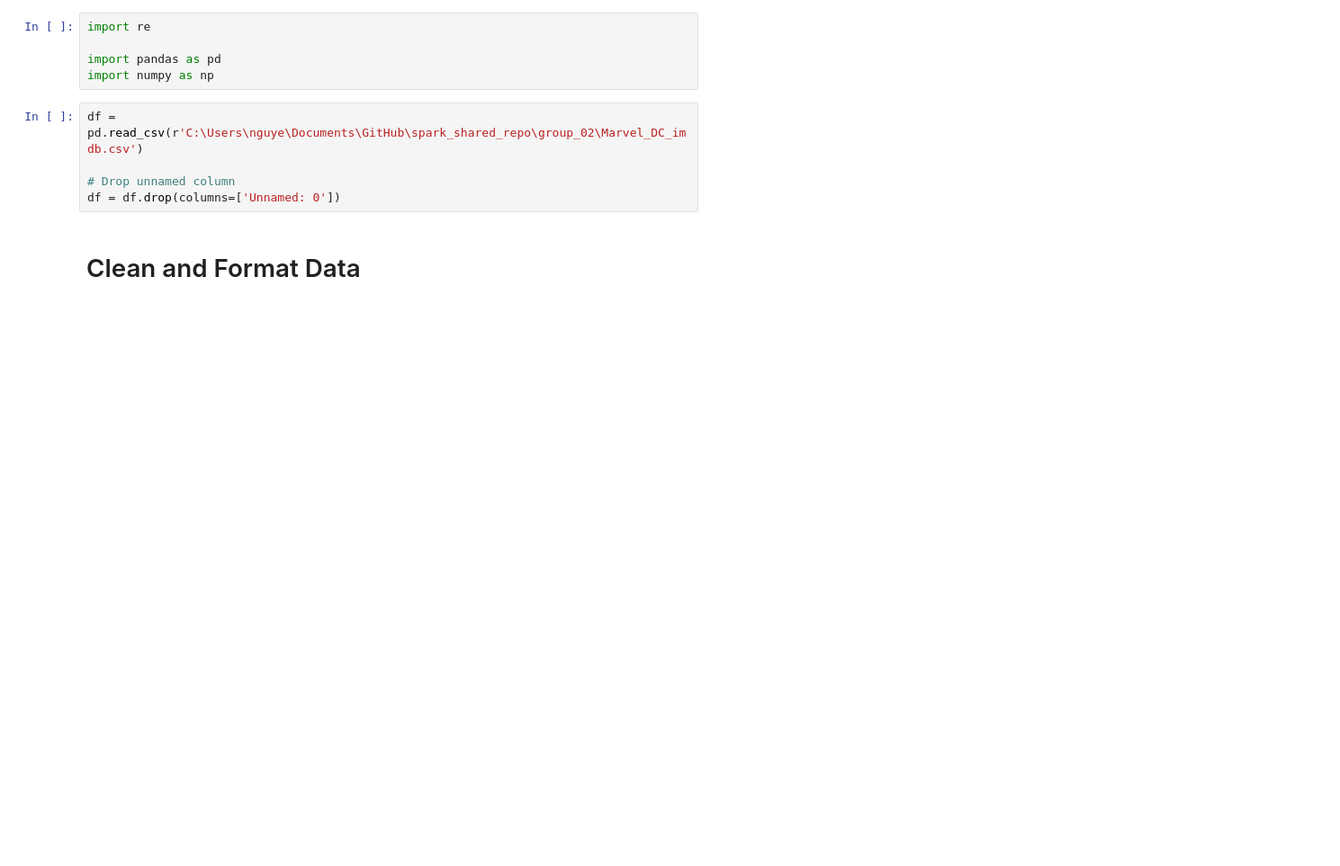
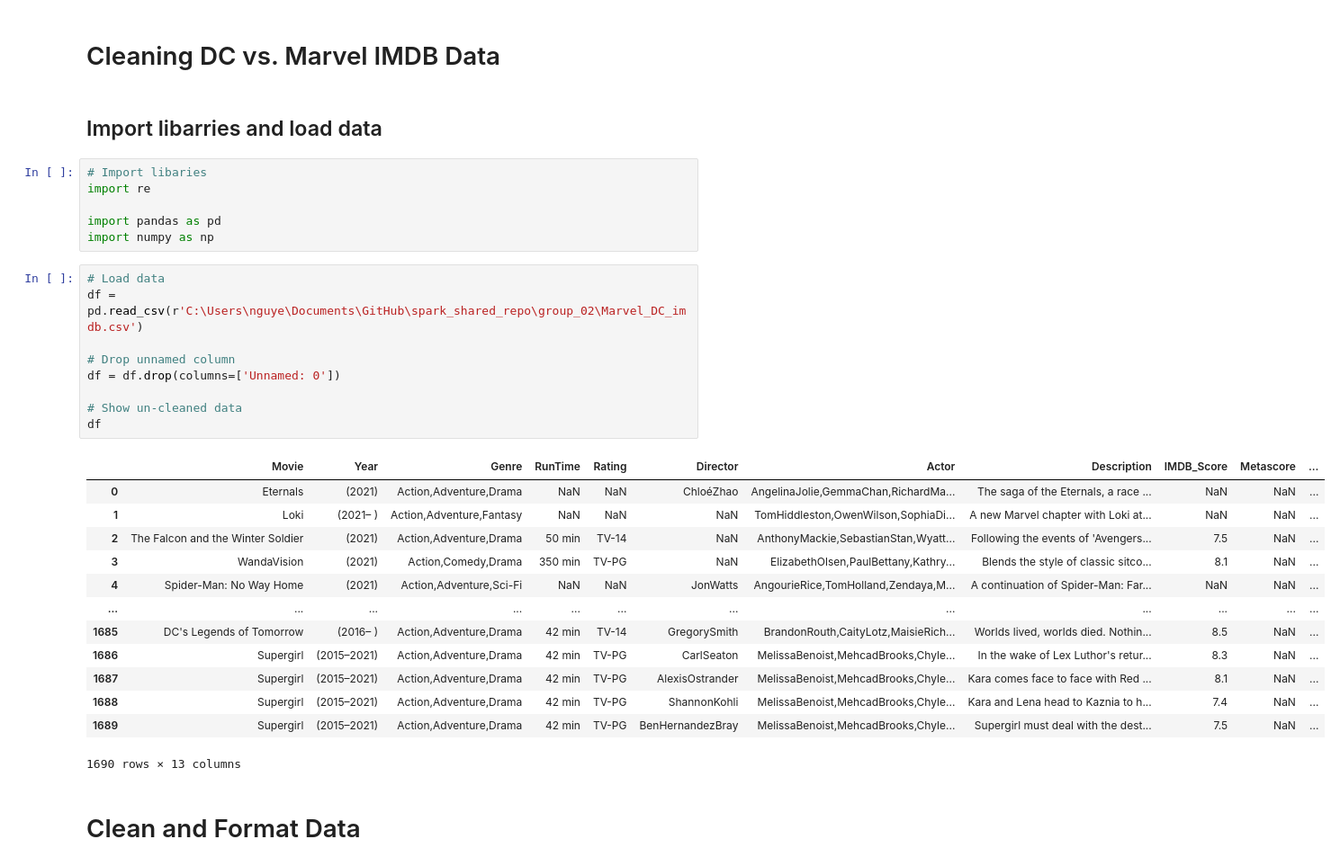
Before and after one commit to nguyenjenny/spark_shared_repo, a Jupyter notebook: group_02/CleanData.ipynb, the cells around one changed output. Shown at 90% size. Saved outputs shown, nothing was run; the diff lists cells and outputs as text; blank space fills up the shorter version.

```diff
--- a/group_02/CleanData.ipynb
+++ b/group_02/CleanData.ipynb
@@ -1,12 +1,35 @@
+# %% [markdown]
+# Cleaning DC vs. Marvel IMDB Data
+# %% [markdown]
+## Import libarries and load data
 # %%
+# Import libaries
 import re
 
 import pandas as pd
 import numpy as np
 # %%
+# Load data
 df = pd.read_csv(r'C:\Users\nguye\Documents\GitHub\spark_shared_repo\group_02\Marvel_DC_imdb.csv')
 
 # Drop unnamed column
 df = df.drop(columns=['Unnamed: 0'])
+
+# Show un-cleaned data
+df
+# %% [output]
+|  | Movie | Year | Genre | RunTime | Rating | Director | Actor | Description | IMDB_Score | Metascore | ... |
+| 0 | Eternals | (2021) | Action,Adventure,Drama | NaN | NaN | ChloéZhao | AngelinaJolie,GemmaChan,RichardMa... | The saga of the Eternals, a race ... | NaN | NaN | ... |
+| 1 | Loki | (2021– ) | Action,Adventure,Fantasy | NaN | NaN | NaN | TomHiddleston,OwenWilson,SophiaDi... | A new Marvel chapter with Loki at... | NaN | NaN | ... |
+| 2 | The Falcon and the Winter Soldier | (2021) | Action,Adventure,Drama | 50 min | TV-14 | NaN | AnthonyMackie,SebastianStan,Wyatt... | Following the events of 'Avengers... | 7.5 | NaN | ... |
+| 3 | WandaVision | (2021) | Action,Comedy,Drama | 350 min | TV-PG | NaN | ElizabethOlsen,PaulBettany,Kathry... | Blends the style of classic sitco... | 8.1 | NaN | ... |
+| 4 | Spider-Man: No Way Home | (2021) | Action,Adventure,Sci-Fi | NaN | NaN | JonWatts | AngourieRice,TomHolland,Zendaya,M... | A continuation of Spider-Man: Far... | NaN | NaN | ... |
+| ... | ... | ... | ... | ... | ... | ... | ... | ... | ... | ... | ... |
+| 1685 | DC's Legends of Tomorrow | (2016– ) | Action,Adventure,Drama | 42 min | TV-14 | GregorySmith | BrandonRouth,CaityLotz,MaisieRich... | Worlds lived, worlds died. Nothin... | 8.5 | NaN | ... |
+| 1686 | Supergirl | (2015–2021) | Action,Adventure,Drama | 42 min | TV-PG | CarlSeaton | MelissaBenoist,MehcadBrooks,Chyle... | In the wake of Lex Luthor's retur... | 8.3 | NaN | ... |
+| 1687 | Supergirl | (2015–2021) | Action,Adventure,Drama | 42 min | TV-PG | AlexisOstrander | MelissaBenoist,MehcadBrooks,Chyle... | Kara comes face to face with Red ... | 8.1 | NaN | ... |
+| 1688 | Supergirl | (2015–2021) | Action,Adventure,Drama | 42 min | TV-PG | ShannonKohli | MelissaBenoist,MehcadBrooks,Chyle... | Kara and Lena head to Kaznia to h... | 7.4 | NaN | ... |
+| 1689 | Supergirl | (2015–2021) | Action,Adventure,Drama | 42 min | TV-PG | BenHernandezBray | MelissaBenoist,MehcadBrooks,Chyle... | Supergirl must deal with the dest... | 7.5 | NaN | ... |
+1690 rows × 13 columns
 # %% [markdown]
 # Clean and Format Data
```
Also changed, not shown: parts of 15 cells of this notebook, 1 other file.
